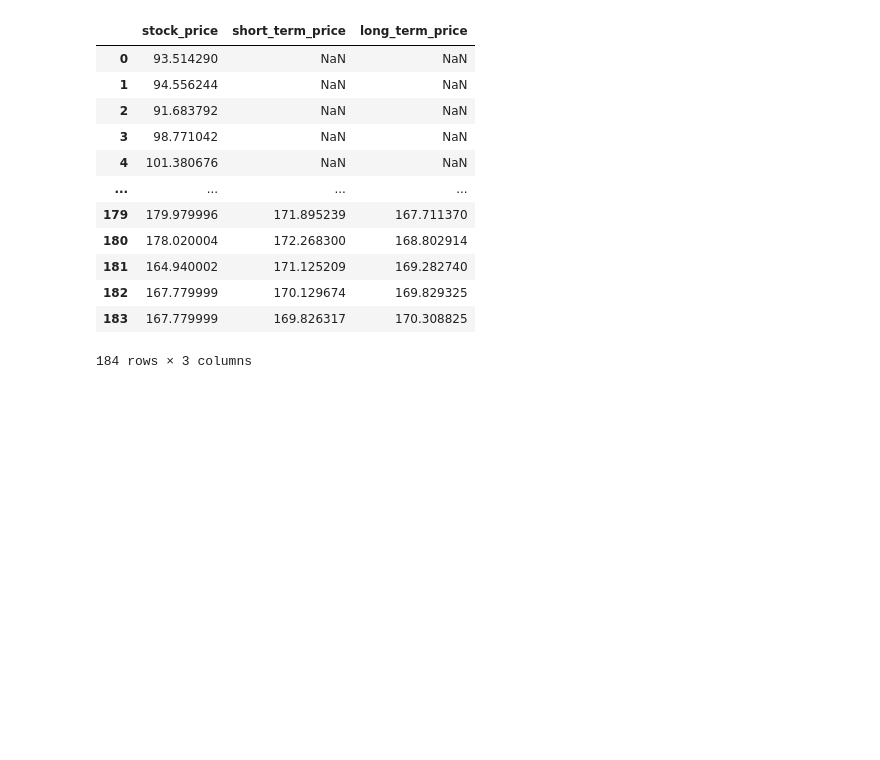
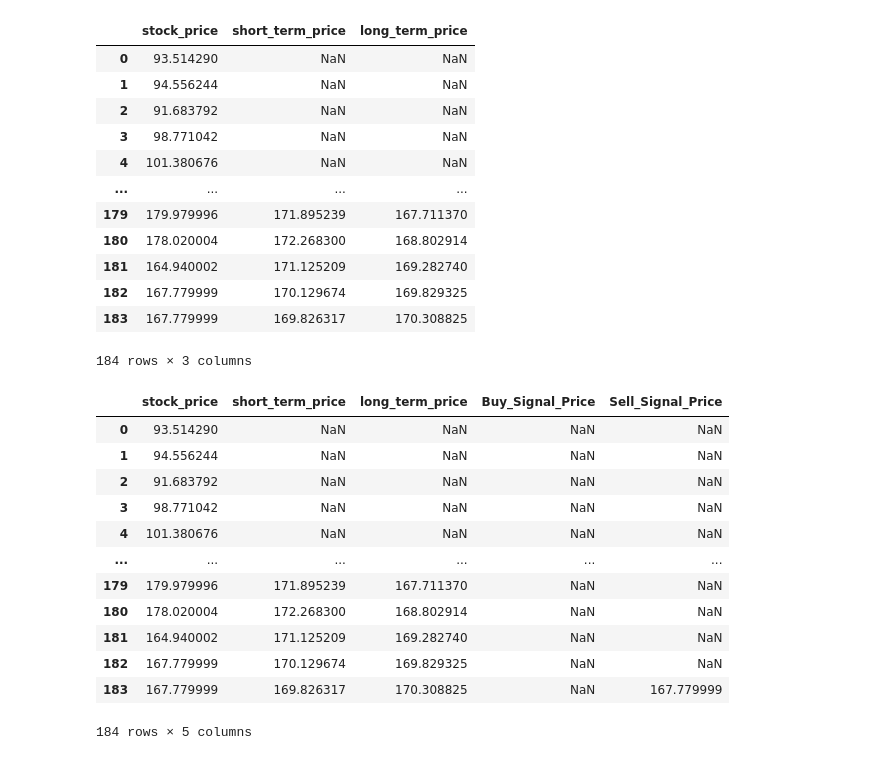
Before and after one commit to decipher07/Trading-Analysis-For-Stock, a Jupyter notebook: Dual Moving Averages On Data.ipynb, the cells around one changed output. Saved outputs shown, nothing was run; the diff lists cells and outputs as text; code cells hidden in the pictures; blank space fills up the shorter version.

```diff
--- a/Building The Algo .ipynb
+++ b/Dual Moving Averages On Data.ipynb
@@ -142,0 +145,20 @@ def buy_sell(data):
+# %%
+# Store the buy and sell data into a variable
+buy_sell = buy_sell(data)
+data['Buy_Signal_Price'] = buy_sell[0]
+data['Sell_Signal_Price'] = buy_sell[1]
+data
+# %% [output]
+|  | stock_price | short_term_price | long_term_price | Buy_Signal_Price | Sell_Signal_Price |
+| 0 | 93.514290 | NaN | NaN | NaN | NaN |
+| 1 | 94.556244 | NaN | NaN | NaN | NaN |
+| 2 | 91.683792 | NaN | NaN | NaN | NaN |
+| 3 | 98.771042 | NaN | NaN | NaN | NaN |
+| 4 | 101.380676 | NaN | NaN | NaN | NaN |
+| ... | ... | ... | ... | ... | ... |
+| 179 | 179.979996 | 171.895239 | 167.711370 | NaN | NaN |
+| 180 | 178.020004 | 172.268300 | 168.802914 | NaN | NaN |
+| 181 | 164.940002 | 171.125209 | 169.282740 | NaN | NaN |
+| 182 | 167.779999 | 170.129674 | 169.829325 | NaN | NaN |
+| 183 | 167.779999 | 169.826317 | 170.308825 | NaN | 167.779999 |
+184 rows × 5 columns
```
Also changed, not shown: parts of 2 cells of this notebook.
